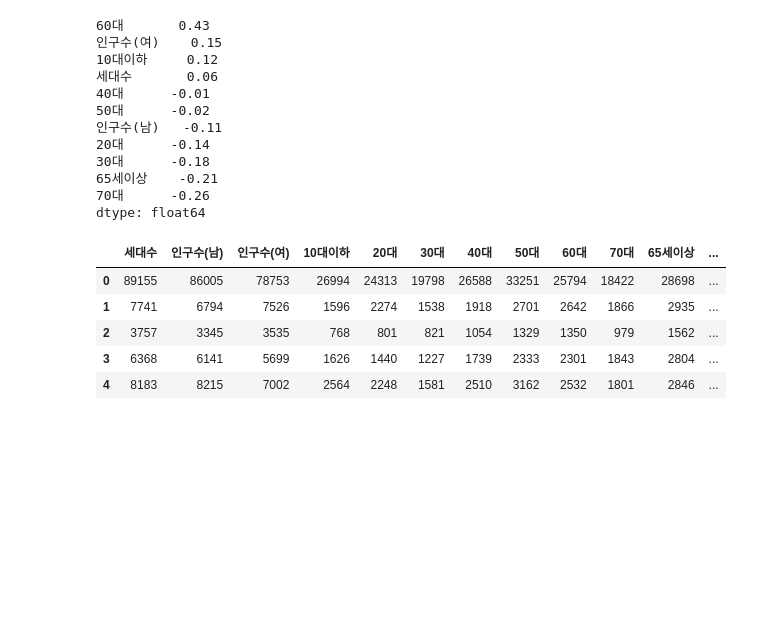
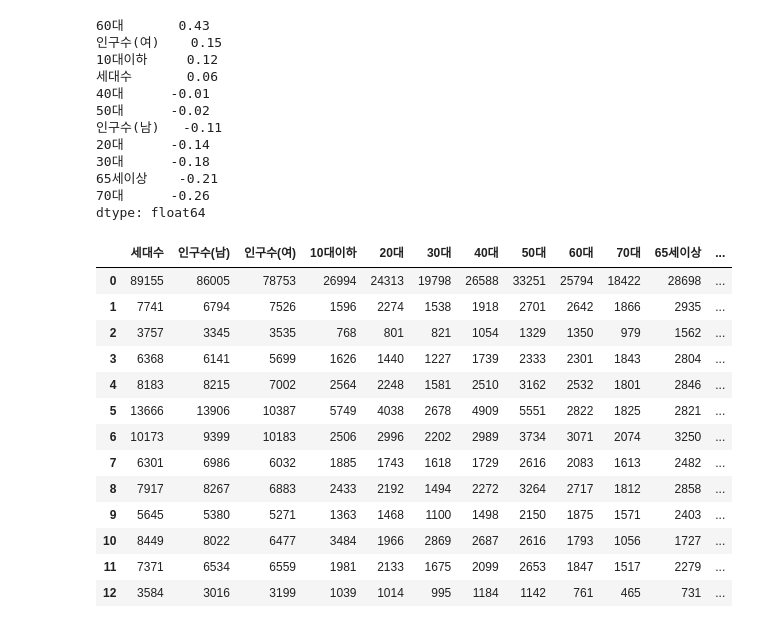
Before and after one commit to DA-EUN00/OpenSource-project, a Jupyter notebook: DataMining/FinalProject/FinalProject.ipynb, the cells around one changed output. Drawn from its saved outputs; the diff is of its cells as text; code cells hidden in the pictures; blank space fills up the shorter version.

```diff
--- a/DataMining/FinalProject/FinalProject.ipynb
+++ b/DataMining/FinalProject/FinalProject.ipynb
@@ -113,14 +121,22 @@ coef.sort_values(ascending = False)
 70대      -0.26
 dtype: float64
 # %%
-people_df.head()
+people_df
 # %% [output]
 |  | 세대수 | 인구수(남) | 인구수(여) | 10대이하 | 20대 | 30대 | 40대 | 50대 | 60대 | 70대 | 65세이상 | ... |
 | 0 | 89155 | 86005 | 78753 | 26994 | 24313 | 19798 | 26588 | 33251 | 25794 | 18422 | 28698 | ... |
 | 1 | 7741 | 6794 | 7526 | 1596 | 2274 | 1538 | 1918 | 2701 | 2642 | 1866 | 2935 | ... |
 | 2 | 3757 | 3345 | 3535 | 768 | 801 | 821 | 1054 | 1329 | 1350 | 979 | 1562 | ... |
 | 3 | 6368 | 6141 | 5699 | 1626 | 1440 | 1227 | 1739 | 2333 | 2301 | 1843 | 2804 | ... |
 | 4 | 8183 | 8215 | 7002 | 2564 | 2248 | 1581 | 2510 | 3162 | 2532 | 1801 | 2846 | ... |
+| 5 | 13666 | 13906 | 10387 | 5749 | 4038 | 2678 | 4909 | 5551 | 2822 | 1825 | 2821 | ... |
+| 6 | 10173 | 9399 | 10183 | 2506 | 2996 | 2202 | 2989 | 3734 | 3071 | 2074 | 3250 | ... |
+| 7 | 6301 | 6986 | 6032 | 1885 | 1743 | 1618 | 1729 | 2616 | 2083 | 1613 | 2482 | ... |
+| 8 | 7917 | 8267 | 6883 | 2433 | 2192 | 1494 | 2272 | 3264 | 2717 | 1812 | 2858 | ... |
+| 9 | 5645 | 5380 | 5271 | 1363 | 1468 | 1100 | 1498 | 2150 | 1875 | 1571 | 2403 | ... |
+| 10 | 8449 | 8022 | 6477 | 3484 | 1966 | 2869 | 2687 | 2616 | 1793 | 1056 | 1727 | ... |
+| 11 | 7371 | 6534 | 6559 | 1981 | 2133 | 1675 | 2099 | 2653 | 1847 | 1517 | 2279 | ... |
+| 12 | 3584 | 3016 | 3199 | 1039 | 1014 | 995 | 1184 | 1142 | 761 | 465 | 731 | ... |
 # %%
 import matplotlib.pyplot as plt
 import seaborn as sns
```
Also changed, not shown: parts of 7 cells of this notebook.
